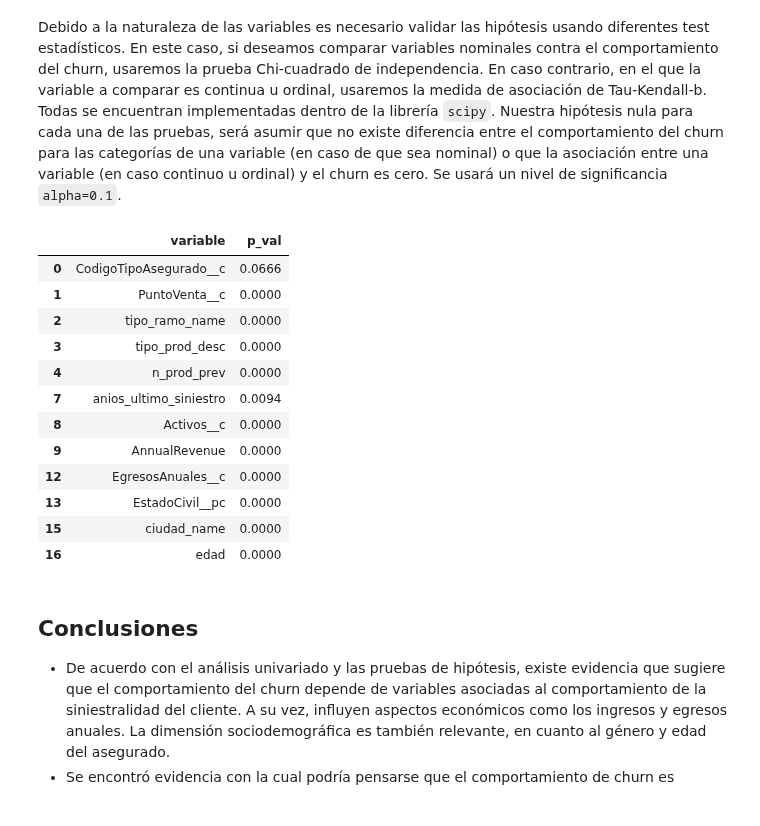
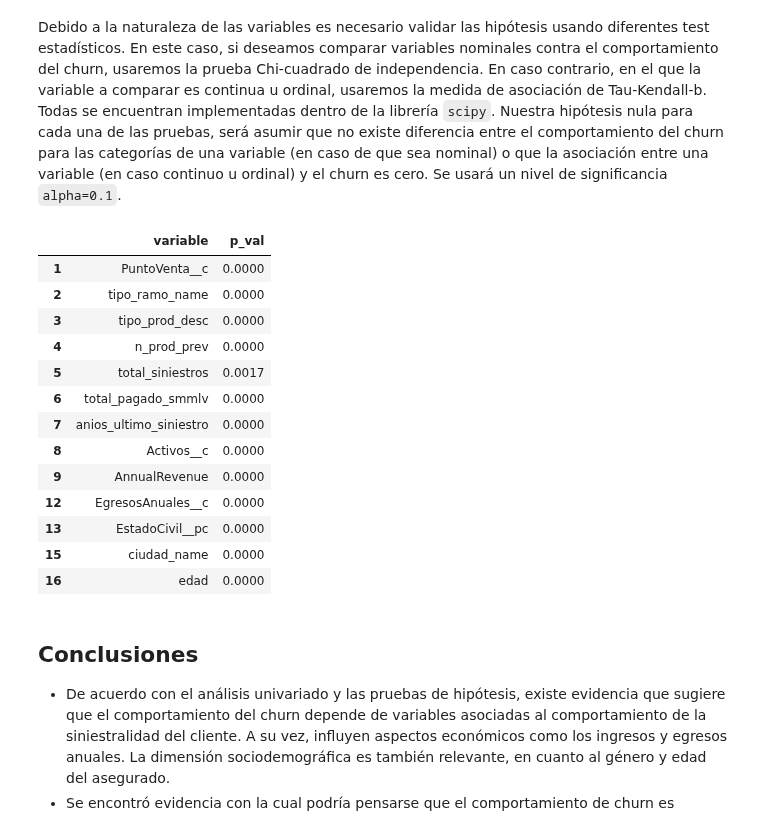
Before and after one commit to statscol/churn-pv-mvp, a Jupyter notebook: 02-Integración_de_data_y_analisis_exploratorio.ipynb, the cells around one changed output. Saved outputs shown, nothing was run; the diff lists cells and outputs as text; code cells hidden in the pictures.

```diff
--- a/02-Integración_de_data_y_analisis_exploratorio.ipynb
+++ b/02-Integración_de_data_y_analisis_exploratorio.ipynb
@@ -63,5 +63,5 @@ churn_data.describe()
 # %%
-for col in churn_data.drop(columns=["Asegurado__c","PuntoVenta__c","anios_ultimo_siniestro","total_pagado_smmlv","NumeroPoliza__c","FechaInicioVigencia__ctrim"]).columns:
+for col in churn_data.drop(columns=["Asegurado__c","PuntoVenta__c","anios_ultimo_siniestro","total_pagado_smmlv","FechaInicioVigencia__ctrim"]).columns:
     if churn_data[col].dtype=="O":
         print(churn_data.groupby(col).agg({'churn':'count'}))
 # %% [output]
@@ -103,9 +103,9 @@ En esta sección analizamos el comportamiento de la variable objetivo en funció
 # %%
 #crear lista con nombres de columnas tipo numérico y tipo cadena(string)
 num_cols=[i for i in churn_data.columns.values.tolist() if churn_data[i].dtype!="O" and i not in ['churn','Profesion__pc','MdeloVehiculo__c','Asegurado__c','CodigoTipoAsegurado__c','PuntoVenta__c','RamoTecnico__c','Tipo_poliza_c']]
-str_cols=[i for i in churn_data.columns.values.tolist() if churn_data[i].dtype not in ["int32","float","int64"] and i not in ['churn','MarcaVehiculo__c','NumeroPoliza__c','TipoVehiculo__c','ClaseVehiculo__c','Producto__c','Asegurado__c','CodigoTipoAsegurado__c','PuntoVenta__c','RamoTecnico__c','Tipo_poliza_c','FechaInicioVigencia__ctrim']]
+str_cols=[i for i in churn_data.columns.values.tolist() if churn_data[i].dtype not in ["int32","float","int64"] and i not in ['churn','MarcaVehiculo__c','NumeroPoliza__c','PlacaVehiculo__c','TipoVehiculo__c','ClaseVehiculo__c','Producto__c','Asegurado__c','CodigoTipoAsegurado__c','PuntoVenta__c','RamoTecnico__c','Tipo_poliza_c','FechaInicioVigencia__ctrim']]
 # %%
-fig = plt.figure(figsize=(25, 10))
+fig = plt.figure(figsize=(25, 10),dpi=250)
 for idx,col in enumerate(num_cols):
     aux_data=churn_data[['churn',col]].fillna(0)
     ax=fig.add_subplot(2,5,idx+1)
@@ -114,4 +114,5 @@ for idx,col in enumerate(num_cols):
 
 
 fig.suptitle("Distribución de variables cuantitativas \n \n Detección de Churn",size=16);
+fig.savefig('images/eda1.png', format='png', dpi=250)
 # %% [output]
@@ -119,5 +120,5 @@ fig.suptitle("Distribución de variables cuantitativas \n \n Detección de Churn
 # %%
-fig = plt.figure(figsize=(25, 20))
+fig = plt.figure(figsize=(25, 20),dpi=250)
 fig.tight_layout()
 #size_grid=int(len(str_cols)/2)  if len(str_cols)%2==0 else int((len(str_cols)/2)+1)
 size_grid=2
@@ -131,4 +132,5 @@ for idx,col in enumerate(str_cols):
     del aux_data
 
 fig.suptitle("Distribución de variables cualitativas \n \n Detección de Churn",size=16);
+fig.savefig('images/eda2.png', format='png', dpi=250)
 # %% [output]
@@ -156,39 +158,40 @@ Debido a la naturaleza de las variables es necesario validar las hipótesis usan
 # %%
 from scipy.stats import chi2_contingency,kendalltau
 # %%
-def get_differences(data,col_drop=['Asegurado__c','NumeroPoliza__c','Profesion__pc','FechaInicioVigencia__ctrim','ClaseVehiculo__c', 'MarcaVehiculo__c', 'MdeloVehiculo__c', 'TipoVehiculo__c']):
+def get_differences(data,col_drop=['Asegurado__c','Profesion__pc','FechaInicioVigencia__ctrim','ClaseVehiculo__c', 'MarcaVehiculo__c','PlacaVehiculo__c', 'MdeloVehiculo__c', 'TipoVehiculo__c']):
 
   c1=data.drop(columns=col_drop+["churn"]).columns.values.tolist()
   values=[]
   pv=[]
   for i in c1:
     data_aux=data[['churn',i]].dropna()
     if data[i].dtype=="O":
 
         g, p, dof, expctd = chi2_contingency(pd.crosstab(data_aux[i],data_aux['churn']))
         values.append("{} - churn | p.val ={:.2f}) usando {:.2%} de las filas (sin valores faltantes)".format(i,p,data_aux.shape[0]/data.shape[0]))
         pv.append(p)
     else:
         cor,p=kendalltau(data_aux[i],data_aux['churn'])
         values.append("{} - churn | correlation {:.2f} (p={:.2f}) usando {:.2%} de las filas (sin valores faltantes)".format(i,cor,p,data_aux.shape[0]/data.shape[0]))
         pv.append(p)
     del data_aux
 
   return(pd.DataFrame({'variable':c1,"p_val":pv}),values)
 
 resultados,mensaje=get_differences(churn_data)
 alpha=0.1 #nivel de significancia
 #Revisar en que variables existe evidencia que sugiere la posible existencia de diferencias en el comportamiento del churn por sus categorías.
 pd.set_option('display.float_format',lambda x: '%.4f' % x)
 resultados[resultados['p_val']<alpha]
 # %% [output]
 |  | variable | p_val |
-| 0 | CodigoTipoAsegurado__c | 0.0666 |
 | 1 | PuntoVenta__c | 0.0000 |
 | 2 | tipo_ramo_name | 0.0000 |
 | 3 | tipo_prod_desc | 0.0000 |
 | 4 | n_prod_prev | 0.0000 |
-| 7 | anios_ultimo_siniestro | 0.0094 |
+| 5 | total_siniestros | 0.0017 |
+| 6 | total_pagado_smmlv | 0.0000 |
+| 7 | anios_ultimo_siniestro | 0.0000 |
 | 8 | Activos__c | 0.0000 |
 | 9 | AnnualRevenue | 0.0000 |
 | 12 | EgresosAnuales__c | 0.0000 |
```
Also changed, not shown: parts of 8 cells of this notebook, 15 other files.
